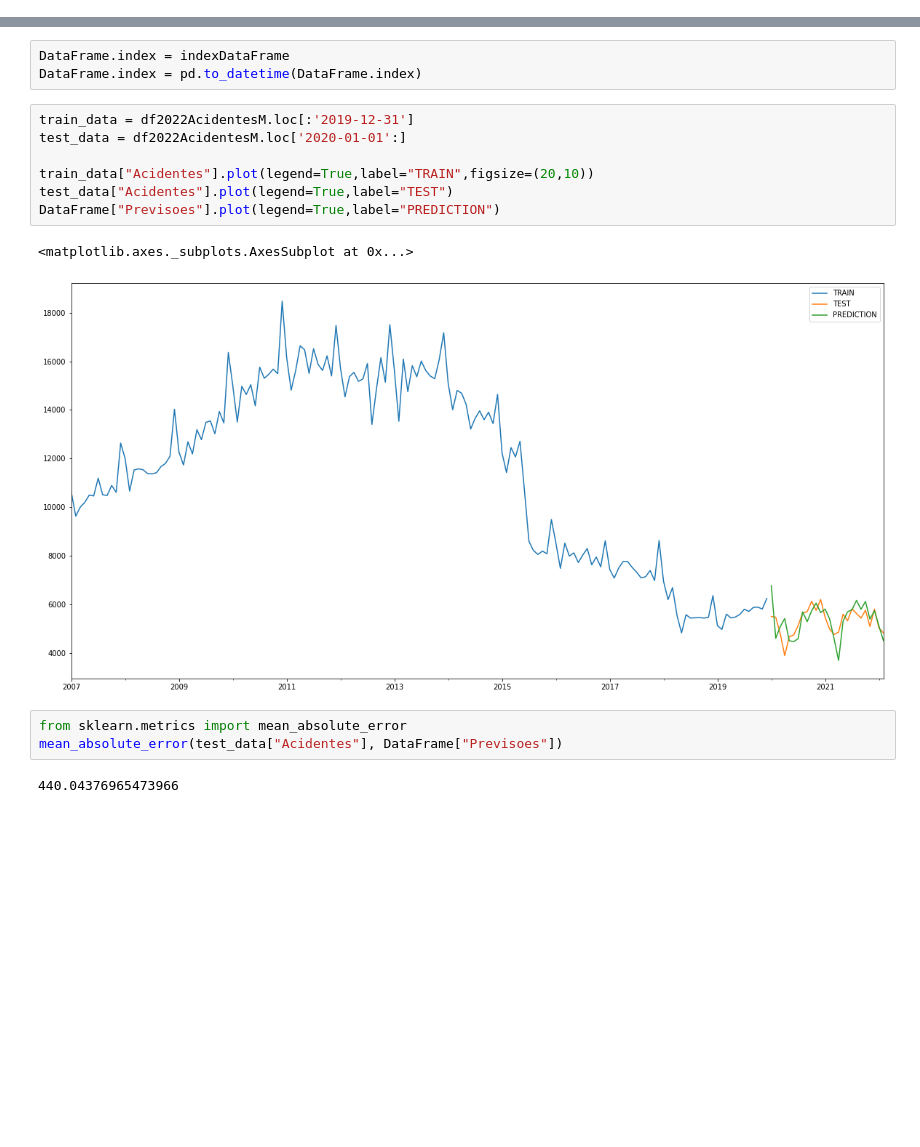
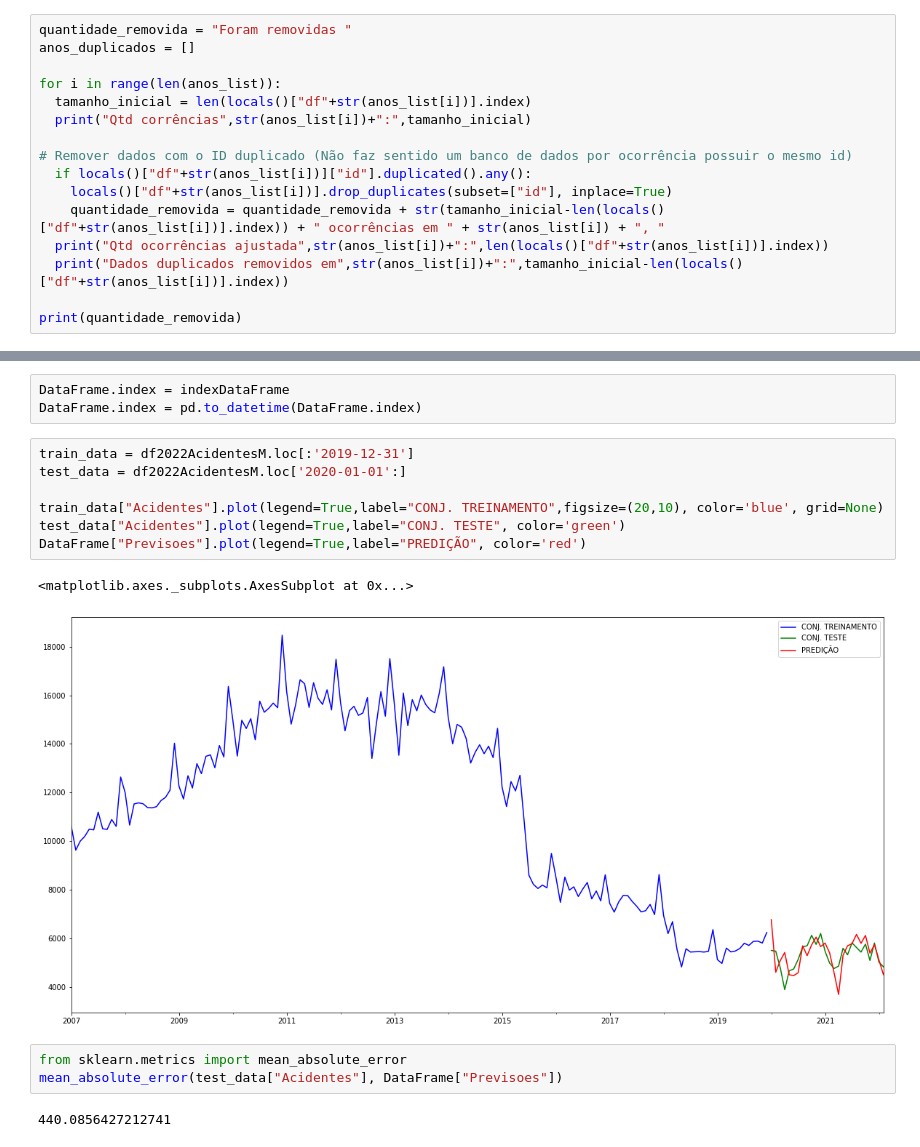
Before and after one commit to gustavogrds/Acidentes_Rodoviarios_TCC, a Jupyter notebook: ARIMA.ipynb, the cells around one changed output, grey strips where cells are left out. Drawn from its saved outputs; the diff is of its cells as text; blank space fills up the shorter version.

```diff
--- a/ARIMA.ipynb
+++ b/ARIMA.ipynb
@@ -35,0 +36,16 @@ Drive already mounted at /content/drive; to attempt to forcibly remount, call dr
+# %%
+quantidade_removida = "Foram removidas "
+anos_duplicados = []
+
+for i in range(len(anos_list)):
+  tamanho_inicial = len(locals()["df"+str(anos_list[i])].index)
+  print("Qtd corrências",str(anos_list[i])+":",tamanho_inicial)
+
+# Remover dados com o ID duplicado (Não faz sentido um banco de dados por ocorrência possuir o mesmo id)
+  if locals()["df"+str(anos_list[i])]["id"].duplicated().any():
+    locals()["df"+str(anos_list[i])].drop_duplicates(subset=["id"], inplace=True)
+    quantidade_removida = quantidade_removida + str(tamanho_inicial-len(locals()["df"+str(anos_list[i])].index)) + " ocorrências em " + str(anos_list[i]) + ", "
+  print("Qtd ocorrências ajustada",str(anos_list[i])+":",len(locals()["df"+str(anos_list[i])].index))
+  print("Dados duplicados removidos em",str(anos_list[i])+":",tamanho_inicial-len(locals()["df"+str(anos_list[i])].index))
+
+print(quantidade_removida)
@@ -280,15 +314,15 @@ DataFrame.index = pd.to_datetime(DataFrame.index)
 # %%
 train_data = df2022AcidentesM.loc[:'2019-12-31']
 test_data = df2022AcidentesM.loc['2020-01-01':]
 
-train_data["Acidentes"].plot(legend=True,label="TRAIN",figsize=(20,10))
-test_data["Acidentes"].plot(legend=True,label="TEST")
-DataFrame["Previsoes"].plot(legend=True,label="PREDICTION")
+train_data["Acidentes"].plot(legend=True,label="CONJ. TREINAMENTO",figsize=(20,10), color='blue', grid=None)
+test_data["Acidentes"].plot(legend=True,label="CONJ. TESTE", color='green')
+DataFrame["Previsoes"].plot(legend=True,label="PREDIÇÃO", color='red')
 # %% [output]
 <matplotlib.axes._subplots.AxesSubplot at 0x...>
-[figure, old version]
+[figure, new version]
 # %%
 from sklearn.metrics import mean_absolute_error
 mean_absolute_error(test_data["Acidentes"], DataFrame["Previsoes"])
 # %% [output]
-440.04376965473966
+440.0856427212741
```
Also changed, not shown: parts of 9 cells of this notebook, 2 other files.
